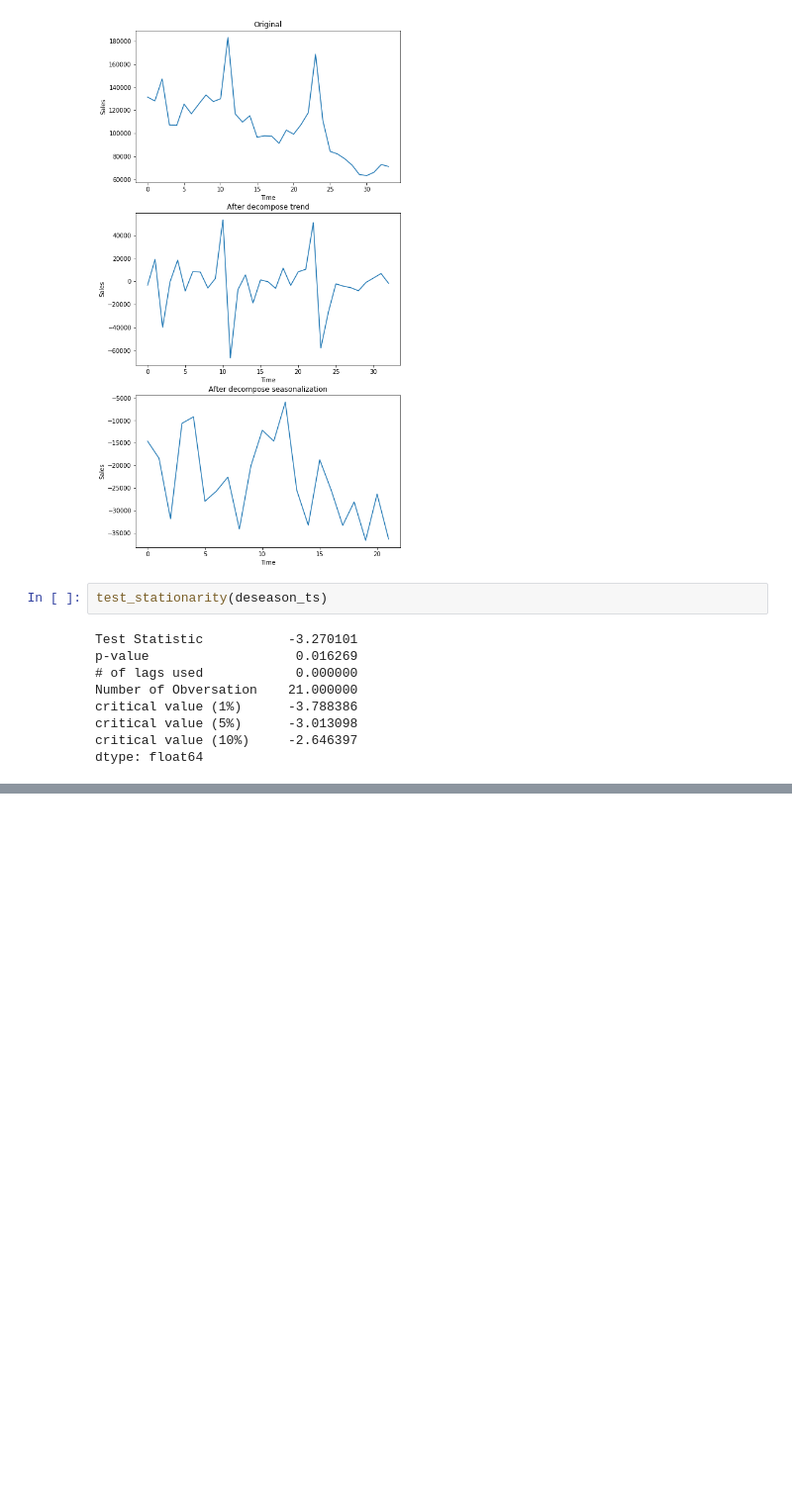
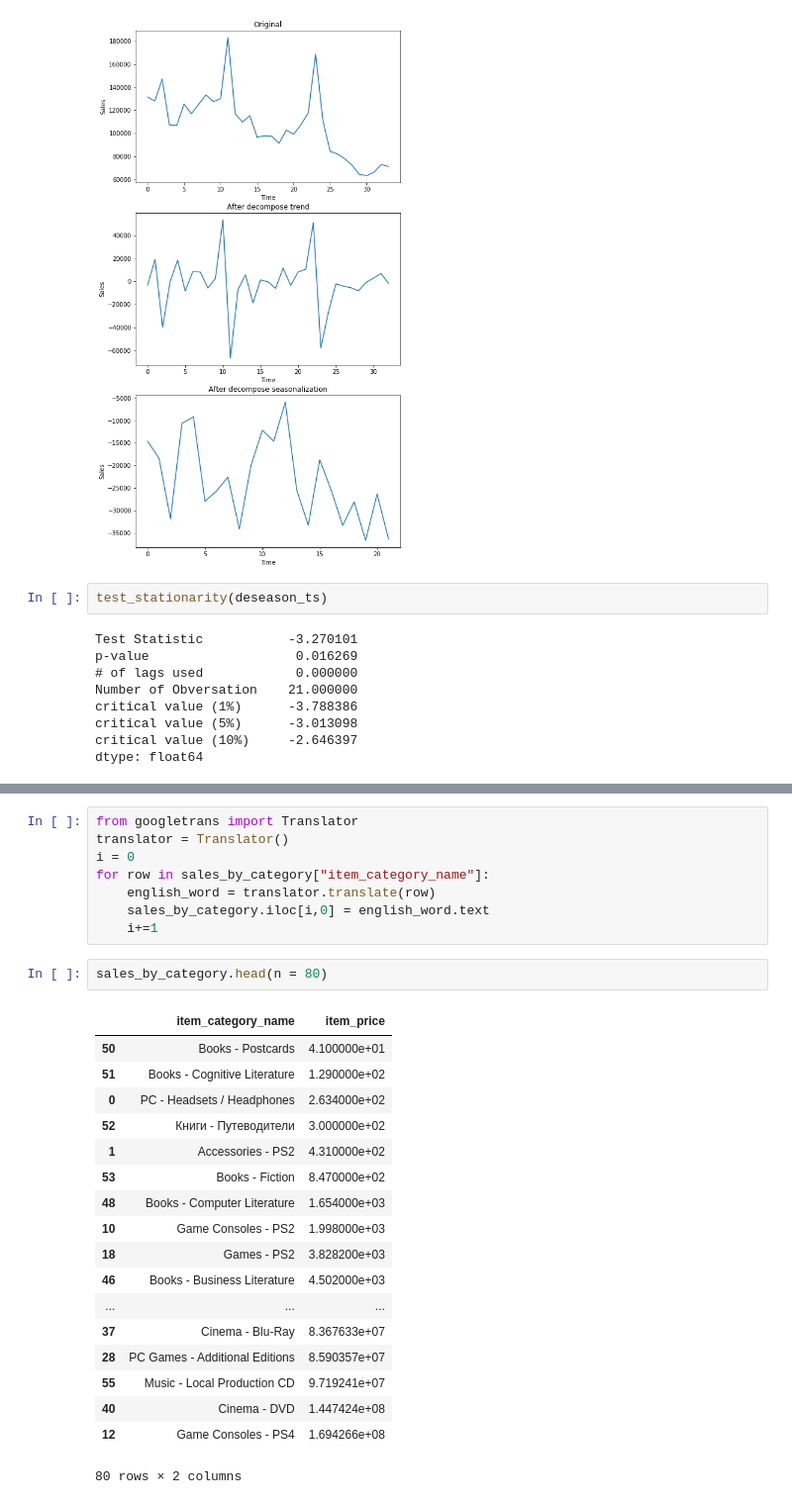
Before and after one commit to PaulGuo5/Predict-Future-Sales, a Jupyter notebook: preprocess.ipynb, the cells around one changed output, grey strips where cells are left out. Shown at 99% size. Drawn from its saved outputs; the diff is of its cells as text; blank space fills up the shorter version.

```diff
--- a/preprocess.ipynb
+++ b/preprocess.ipynb
@@ -127,0 +144,29 @@ dtype: float64
+# %%
+from googletrans import Translator
+translator = Translator()
+i = 0
+for row in sales_by_category["item_category_name"]:
+    english_word = translator.translate(row)
+    sales_by_category.iloc[i,0] = english_word.text
+    i+=1
+# %%
+sales_by_category.head(n = 80)
+# %% [output]
+|  | item_category_name | item_price |
+| 50 | Books - Postcards | 4.100000e+01 |
+| 51 | Books - Cognitive Literature | 1.290000e+02 |
+| 0 | PC - Headsets / Headphones | 2.634000e+02 |
+| 52 | Книги - Путеводители | 3.000000e+02 |
+| 1 | Accessories - PS2 | 4.310000e+02 |
+| 53 | Books - Fiction | 8.470000e+02 |
+| 48 | Books - Computer Literature | 1.654000e+03 |
+| 10 | Game Consoles - PS2 | 1.998000e+03 |
+| 18 | Games - PS2 | 3.828200e+03 |
+| 46 | Books - Business Literature | 4.502000e+03 |
+| ... | ... | ... |
+| 37 | Cinema - Blu-Ray | 8.367633e+07 |
+| 28 | PC Games - Additional Editions | 8.590357e+07 |
+| 55 | Music - Local Production CD | 9.719241e+07 |
+| 40 | Cinema - DVD | 1.447424e+08 |
+| 12 | Game Consoles - PS4 | 1.694266e+08 |
+80 rows × 2 columns
```
Also changed, not shown: parts of 4 cells of this notebook.
